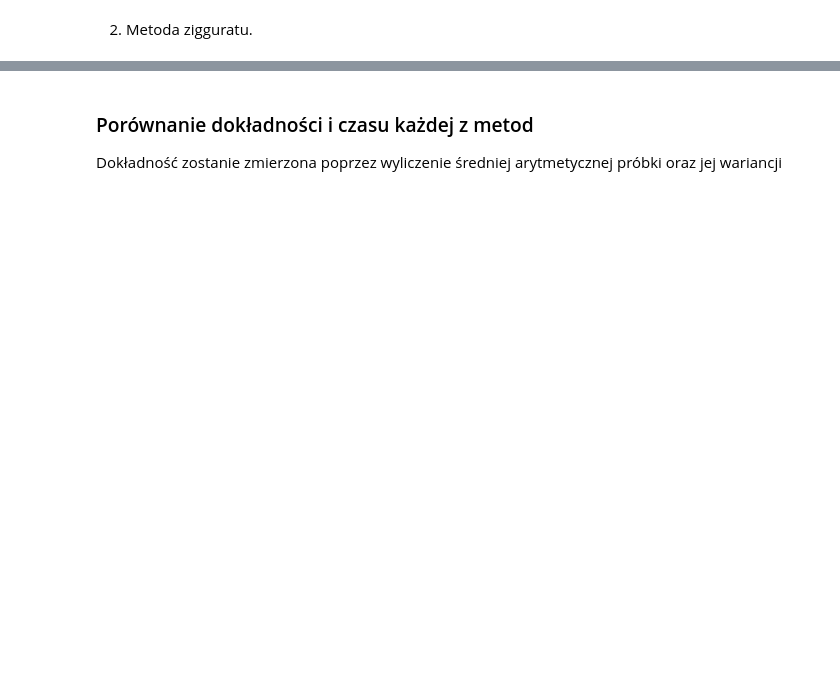
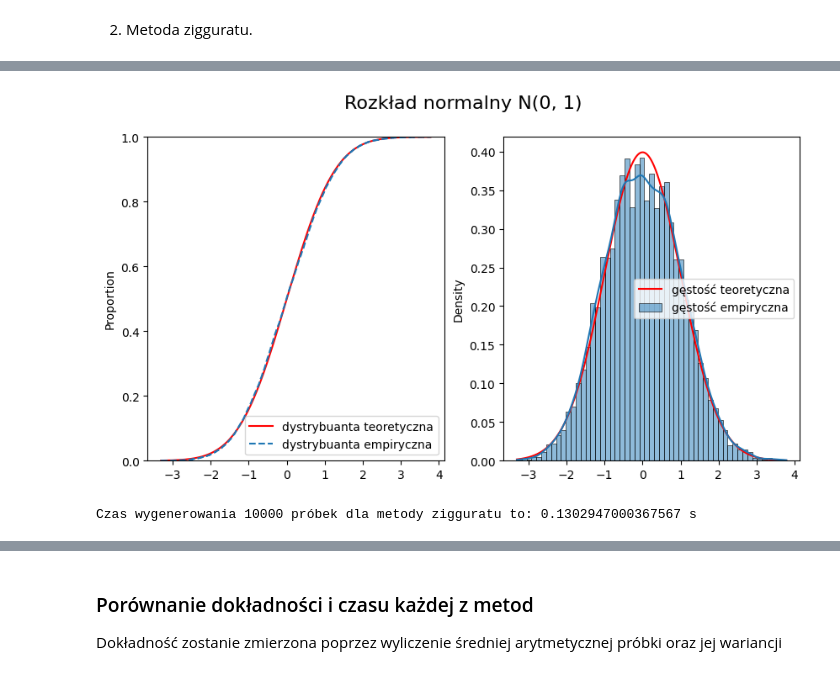
Before and after one commit to mathieuboro/symulacje, a Jupyter notebook: Raport_Sym.ipynb, the cells around one changed output, grey strips where cells are left out. Saved outputs shown, nothing was run; the diff lists cells and outputs as text; code cells hidden in the pictures; blank space fills up the shorter version.

```diff
--- a/Raport_Sym.ipynb
+++ b/Raport_Sym.ipynb
@@ -356,0 +335,65 @@ plot_pdf_cdf(generated_ziggurat)
+# %%
+def ziggurat(n):
+   # Liczba warstw Ziggurata
+    m = 256
+
+    # Inicjalizacja tabeli z warstwami
+    layers = np.zeros((m, 2))
+
+    # Początkowe wartości dla pierwszej warstwy
+    x1 = 3.6541528853610088
+    y1 = np.exp(-x1**2 / 2)
+    layers[0, 0] = x1
+    layers[0, 1] = y1
+
+    # Obliczenie pola ogona za pomocą metody kwadratury
+    tail_area = norm.sf(x1)
+
+    # Obliczenie stałej A
+    A = x1 * y1 + tail_area
+
+    # Wypełnienie tabeli z warstwami
+    for i in range(1, m):
+        layers[i, 1] = layers[i-1, 1] + A / layers[i-1, 0]
+        layers[i, 0] = np.sqrt(-2 * np.log(layers[i, 1]))
+
+    # Inicjalizacja wektora wynikowego
+    Xs = np.zeros(n)
+
+    # Generacja próbek
+    for i in range(n):
+        while True:
+            index = int(np.floor(m * np.random.uniform()))
+            if index == m:
+                index = m - 1  # Ograniczenie index do m-1, jeśli index == m
+            U0 = 2 * np.random.uniform() - 1
+            if index == 0:
+                x = U0 * A / layers[0, 1]
+            else:
+                x = U0 * layers[index, 0]
+            if np.abs(x) < layers[index, 0]:
+                Xs[i] = x
+                break
+            if index == 0:
+                while True:
+                    x = -np.log(np.random.uniform()) / layers[0, 0]
+                    y = -np.log(np.random.uniform())
+                    if 2 * y > x**2:
+                        Xs[i] = x + layers[0, 0]
+                        break
+                break
+            else:
+                y = layers[index, 1] * np.random.uniform() * (layers[index + 1, 1] - layers[index, 1])
+                if y < np.exp(-x**2 / 2):
+                    Xs[i] = x
+                    break
+
+    return Xs * sigma + mu
+
+time_zigg = timeit.timeit(lambda: ziggurat(n), number = 1)
+generated_ziggurat = ziggurat(n)
+plot_pdf_cdf(generated_ziggurat)
+print('Czas wygenerowania {} próbek dla metody zigguratu to:'.format(n),time_zigg,'s' )
+# %% [output]
+[figure, added]
+Czas wygenerowania 10000 próbek dla metody zigguratu to: 0.1302947000367567 s
```
Also changed, not shown: parts of 31 cells of this notebook.
